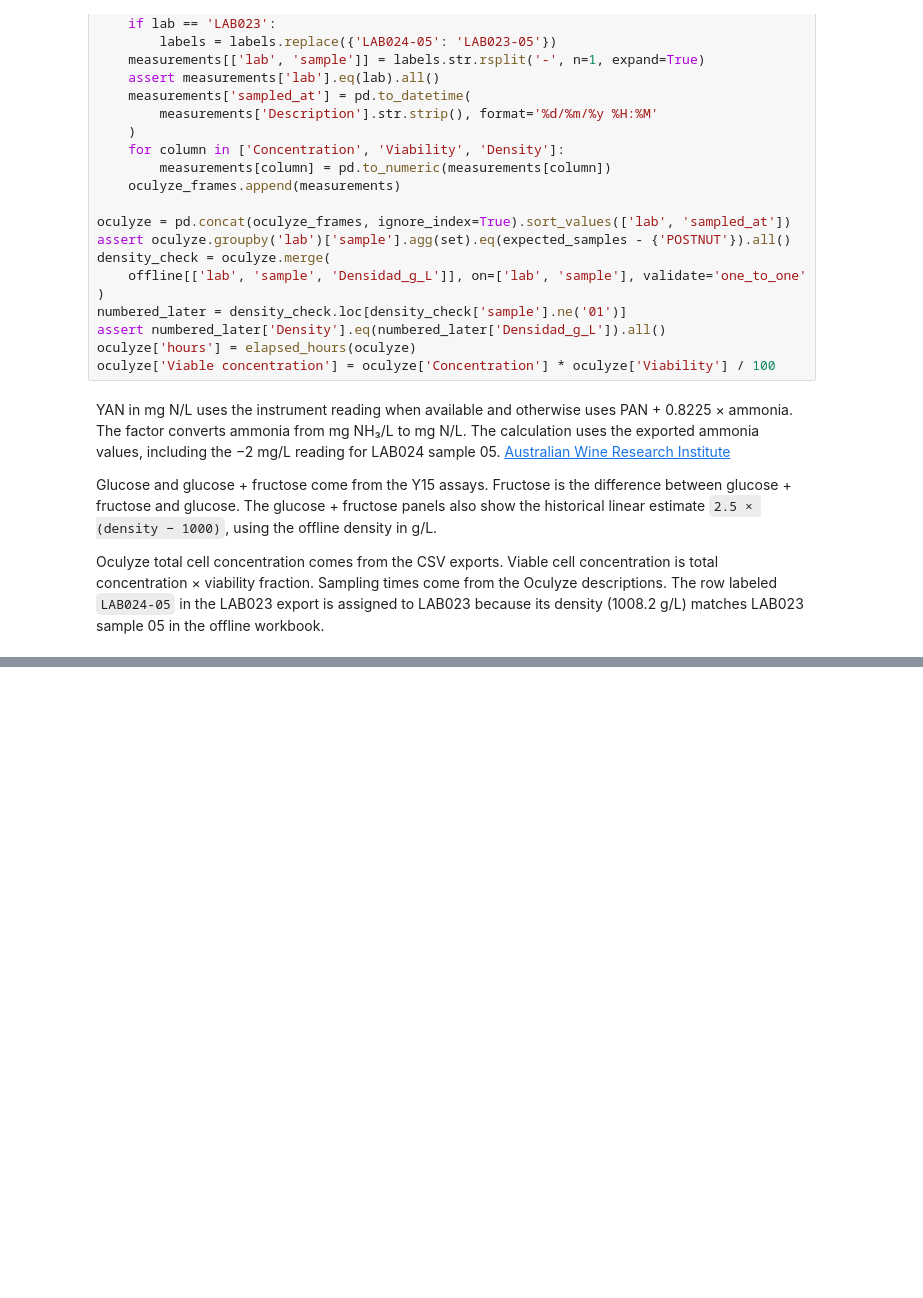
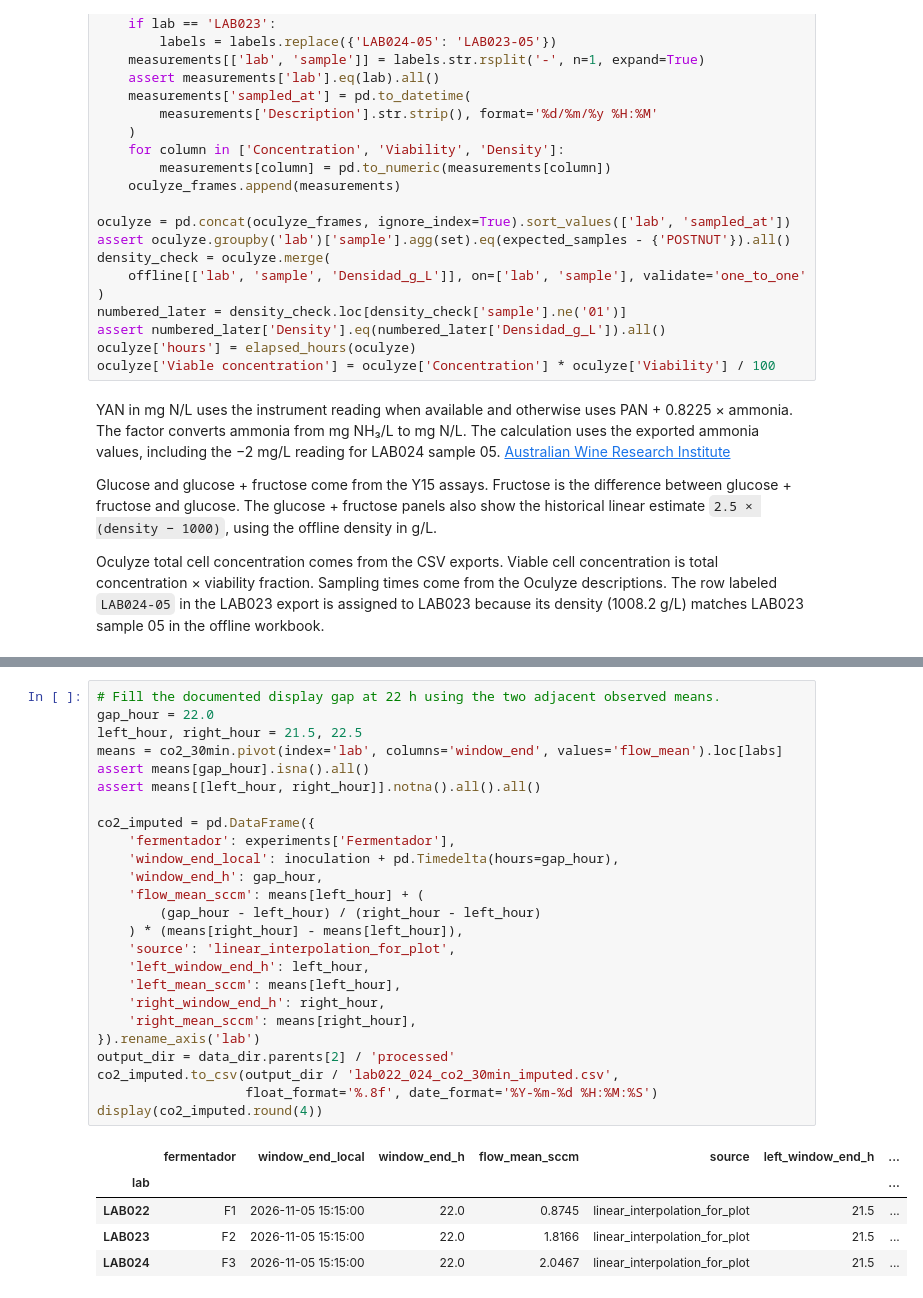
Before and after one commit to crodv/wine-fermentation, a Jupyter notebook: notebooks/preparing_data/lab022_024_data.executed.ipynb, the cells around one changed output, grey strips where cells are left out. Cells and saved outputs as stored; diff of their text form; blank space fills up the shorter version.

```diff
--- a/notebooks/preparing_data/lab022_024_data.executed.ipynb
+++ b/notebooks/preparing_data/lab022_024_data.executed.ipynb
@@ -217,0 +287,31 @@ plt.show()
+# %%
+# Fill the documented display gap at 22 h using the two adjacent observed means.
+gap_hour = 22.0
+left_hour, right_hour = 21.5, 22.5
+means = co2_30min.pivot(index='lab', columns='window_end', values='flow_mean').loc[labs]
+assert means[gap_hour].isna().all()
+assert means[[left_hour, right_hour]].notna().all().all()
+
+co2_imputed = pd.DataFrame({
+    'fermentador': experiments['Fermentador'],
+    'window_end_local': inoculation + pd.Timedelta(hours=gap_hour),
+    'window_end_h': gap_hour,
+    'flow_mean_sccm': means[left_hour] + (
+        (gap_hour - left_hour) / (right_hour - left_hour)
+    ) * (means[right_hour] - means[left_hour]),
+    'source': 'linear_interpolation_for_plot',
+    'left_window_end_h': left_hour,
+    'left_mean_sccm': means[left_hour],
+    'right_window_end_h': right_hour,
+    'right_mean_sccm': means[right_hour],
+}).rename_axis('lab')
+output_dir = data_dir.parents[2] / 'processed'
+co2_imputed.to_csv(output_dir / 'lab022_024_co2_30min_imputed.csv',
+                   float_format='%.8f', date_format='%Y-%m-%d %H:%M:%S')
+display(co2_imputed.round(4))
+# %% [output]
+|  | fermentador | window_end_local | window_end_h | flow_mean_sccm | source | left_window_end_h | ... |
+| lab |  |  |  |  |  |  | ... |
+| LAB022 | F1 | 2026-11-05 15:15:00 | 22.0 | 0.8745 | linear_interpolation_for_plot | 21.5 | ... |
+| LAB023 | F2 | 2026-11-05 15:15:00 | 22.0 | 1.8166 | linear_interpolation_for_plot | 21.5 | ... |
+| LAB024 | F3 | 2026-11-05 15:15:00 | 22.0 | 2.0467 | linear_interpolation_for_plot | 21.5 | ... |
```
Also changed, not shown: parts of 4 cells of this notebook, 10 other files.
